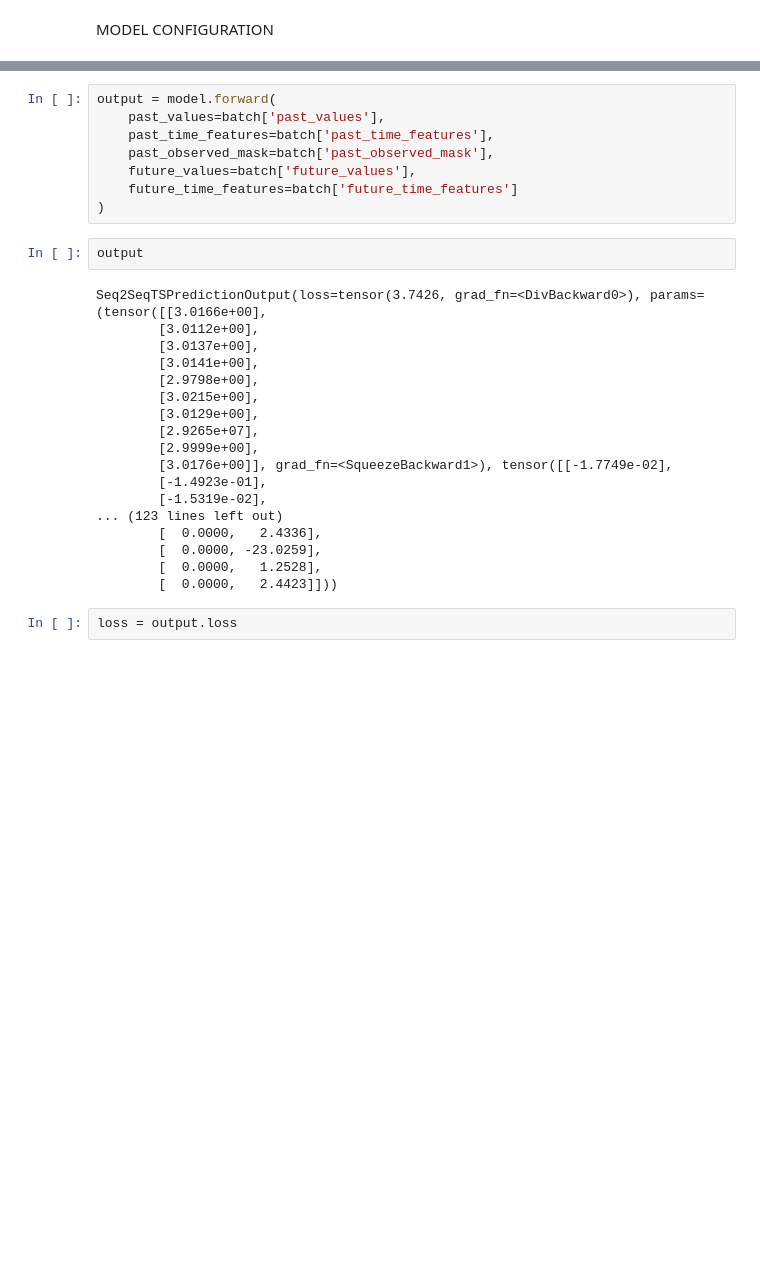
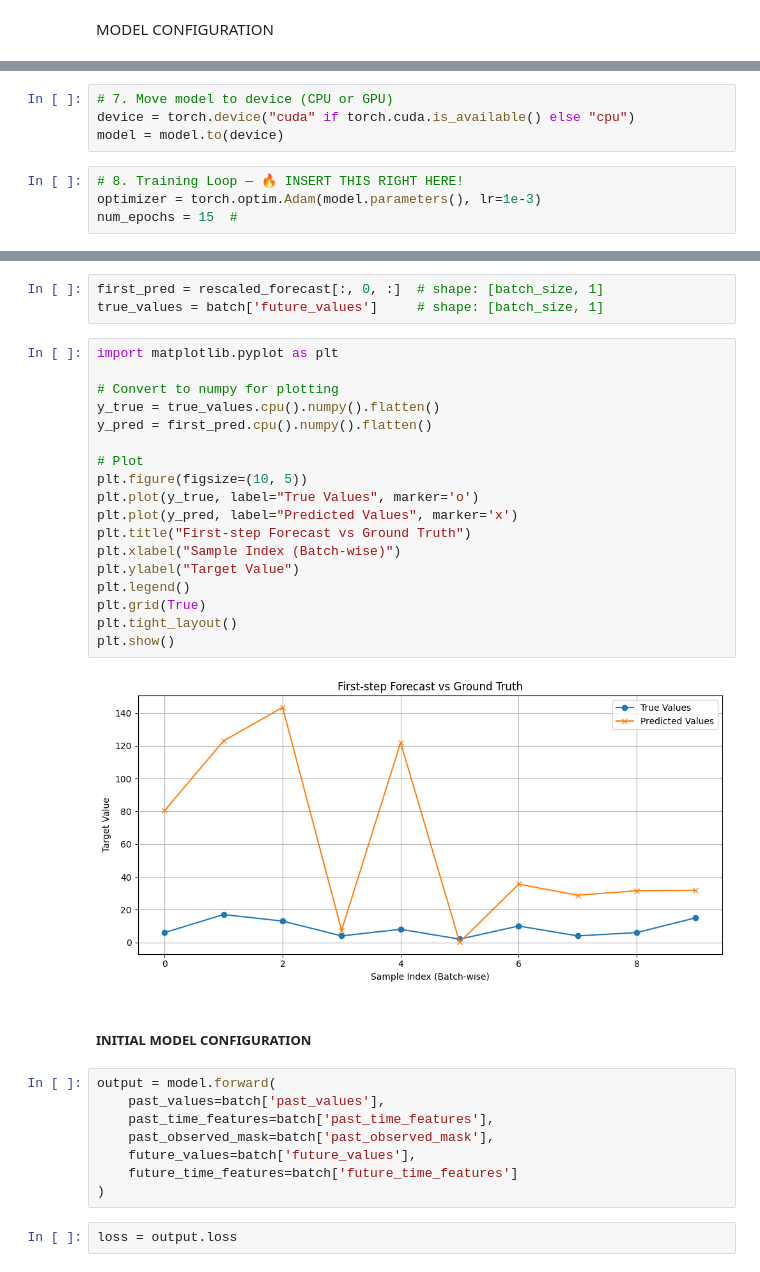
Before and after one commit to Suraez/time_series, a Jupyter notebook: demo.ipynb, the cells around one changed output, grey strips where cells are left out. Cells and saved outputs as stored; diff of their text form; blank space fills up the shorter version.

Commit message:
get the model up and running

```diff
--- a/demo.ipynb
+++ b/demo.ipynb
@@ -96,0 +96,8 @@ model = AutoformerForPrediction(config)
+# %%
+# 7. Move model to device (CPU or GPU)
+device = torch.device("cuda" if torch.cuda.is_available() else "cpu")
+model = model.to(device)
+# %%
+# 8. Training Loop — 🔥 INSERT THIS RIGHT HERE!
+optimizer = torch.optim.Adam(model.parameters(), lr=1e-3)
+num_epochs = 15  #
@@ -97,3 +203,28 @@ model = AutoformerForPrediction(config)
+# %%
+first_pred = rescaled_forecast[:, 0, :]  # shape: [batch_size, 1]
+true_values = batch['future_values']     # shape: [batch_size, 1]
+# %%
+import matplotlib.pyplot as plt
+
+# Convert to numpy for plotting
+y_true = true_values.cpu().numpy().flatten()
+y_pred = first_pred.cpu().numpy().flatten()
+
+# Plot
+plt.figure(figsize=(10, 5))
+plt.plot(y_true, label="True Values", marker='o')
+plt.plot(y_pred, label="Predicted Values", marker='x')
+plt.title("First-step Forecast vs Ground Truth")
+plt.xlabel("Sample Index (Batch-wise)")
+plt.ylabel("Target Value")
+plt.legend()
+plt.grid(True)
+plt.tight_layout()
+plt.show()
+# %% [output]
+[figure, added]
+# %% [markdown]
+##### INITIAL MODEL CONFIGURATION
 # %%
 output = model.forward(
     past_values=batch['past_values'],
@@ -102,26 +233,6 @@ output = model.forward(
     future_values=batch['future_values'],
     future_time_features=batch['future_time_features']
 )
-# %%
-output
-# %% [output]
-Seq2SeqTSPredictionOutput(loss=tensor(3.7426, grad_fn=<DivBackward0>), params=(tensor([[3.0166e+00],
-        [3.0112e+00],
-        [3.0137e+00],
-        [3.0141e+00],
-        [2.9798e+00],
-        [3.0215e+00],
-        [3.0129e+00],
-        [2.9265e+07],
-        [2.9999e+00],
-        [3.0176e+00]], grad_fn=<SqueezeBackward1>), tensor([[-1.7749e-02],
-        [-1.4923e-01],
-        [-1.5319e-02],
-... (123 lines left out)
-        [  0.0000,   2.4336],
-        [  0.0000, -23.0259],
-        [  0.0000,   1.2528],
-        [  0.0000,   2.4423]]))
 # %%
 loss = output.loss
 # %%
```
Also changed, not shown: parts of 6 cells of this notebook.
